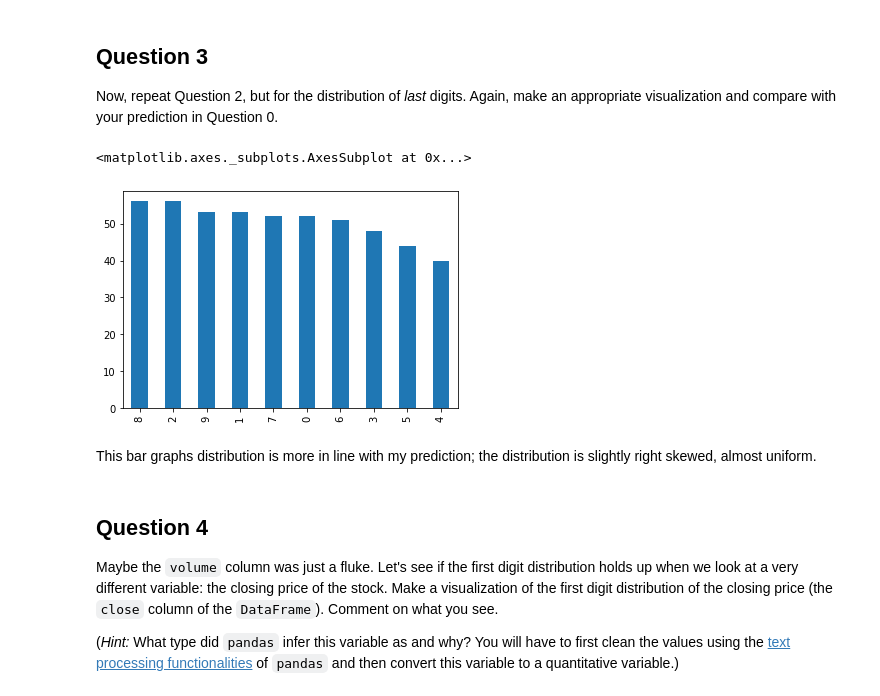
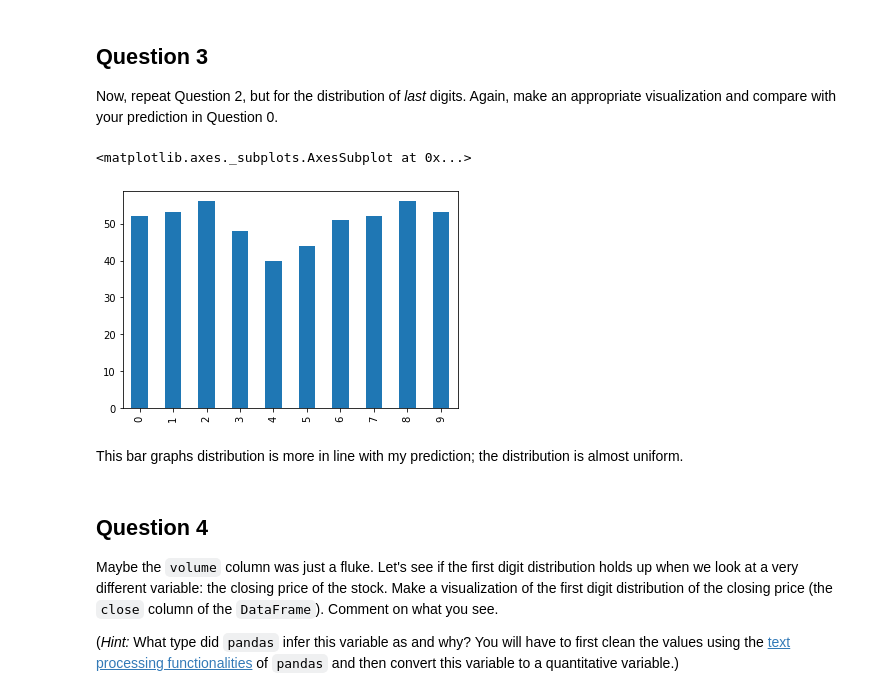
Before and after one commit to Cal-Poly-Data-301/lab-1-phase-2-Wander03, a Jupyter notebook: DATA_301_Lab_1A_Andrew_Kerr.ipynb, the cells around one changed output. Drawn from its saved outputs; the diff is of its cells as text; code cells hidden in the pictures.

```diff
--- a/DATA_301_Lab_1A_Andrew_Kerr.ipynb
+++ b/DATA_301_Lab_1A_Andrew_Kerr.ipynb
@@ -81,13 +81,13 @@ This does not agree with my prediction in Question 0. The number 1 appears much
 Now, repeat Question 2, but for the distribution of _last_ digits. Again, make an appropriate visualization and compare with your prediction in Question 0.
 # %%
 ld_vol = df_sp500["volume"].str.get(-1)
-ld_vol_count = ld_vol.value_counts()
+ld_vol_count = ld_vol.value_counts().sort_index()
 ld_vol_count.plot.bar()
 # %% [output]
 <matplotlib.axes._subplots.AxesSubplot at 0x...>
-[figure, old version]
+[figure, new version]
 # %% [markdown]
-This bar graphs distribution is more in line with my prediction; the distribution is slightly right skewed, almost uniform.
+This bar graphs distribution is more in line with my prediction; the distribution is almost uniform.
 # %% [markdown]
 ## Question 4
 
```
